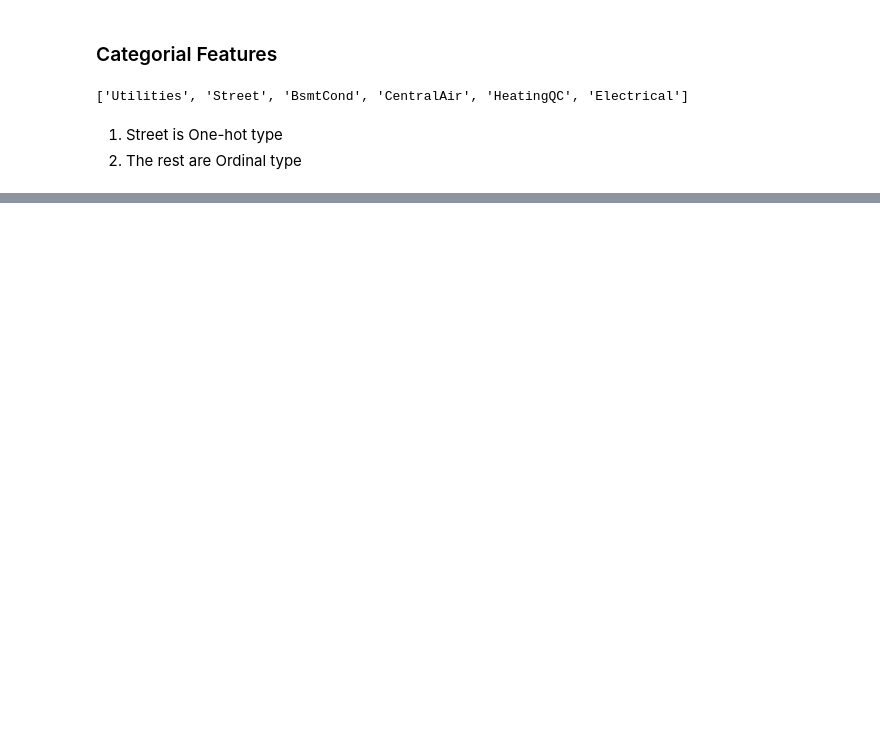
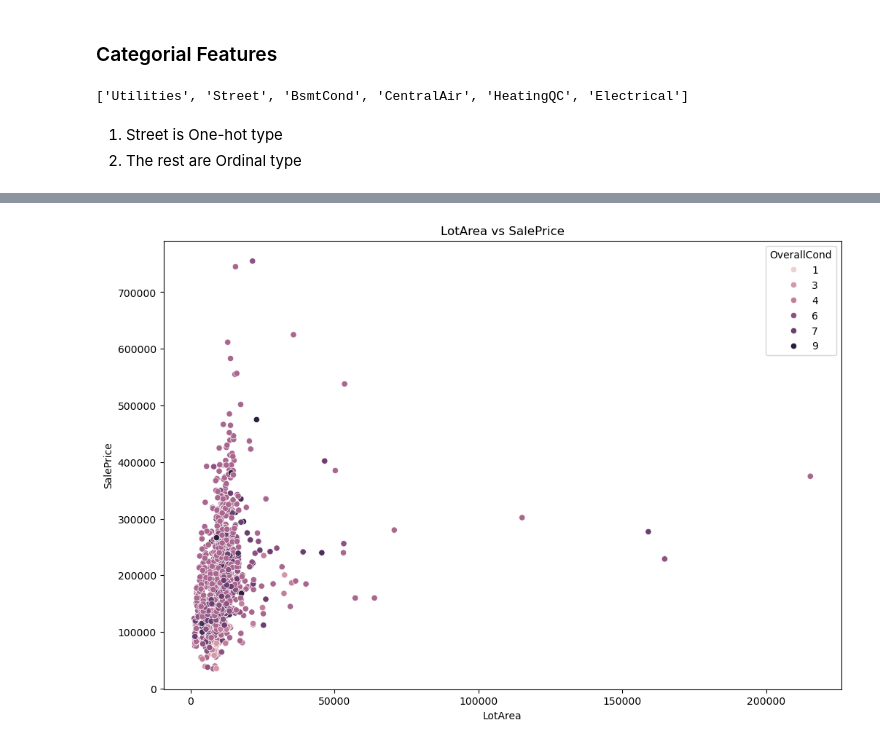
Before and after one commit to TanatB/kaggle_projects, a Jupyter notebook: housing_prices/main.ipynb, the cells around one changed output, grey strips where cells are left out. Drawn from its saved outputs; the diff is of its cells as text; code cells hidden in the pictures; blank space fills up the shorter version.

```diff
--- a/housing_prices/main.ipynb
+++ b/housing_prices/main.ipynb
@@ -91,7 +89,7 @@ plt.show()
 important_features = ['LotArea', 'Utilities', 'Street', 'OverallCond', 'YearBuilt', '1stFlrSF', '2ndFlrSF',
                       'TotRmsAbvGrd', 'BedroomAbvGr', 'KitchenAbvGr', 'FullBath','HalfBath', 'Fireplaces',
                       'TotalBsmtSF', 'BsmtCond', 'GrLivArea', 'GarageArea',
-                      'CentralAir', 'HeatingQC', 'Electrical', 'PoolArea', 'OpenPorchSF', 'EnclosedPorch']
+                      'CentralAir', 'HeatingQC', 'Electrical', 'PoolArea', 'SalePrice']
 # %%
 filtered_train_df = train_df[important_features]
 # %%
@@ -162,0 +146,7 @@ col_transformer = ColumnTransformer(
+# %%
+plt.figure(figsize=(12, 8))
+sns.scatterplot(x=filtered_train_df['LotArea'], y=train_df['SalePrice'], hue=train_df['OverallCond'])
+plt.title('LotArea vs SalePrice')
+plt.show()
+# %% [output]
+[figure, added]
```
Also changed, not shown: parts of 33 cells of this notebook.
